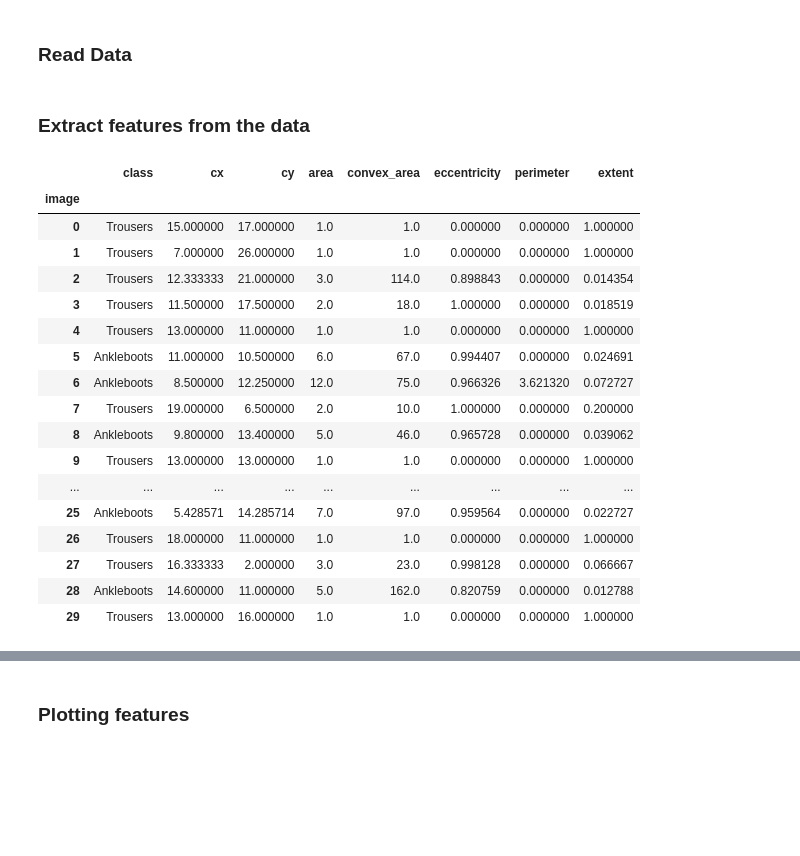
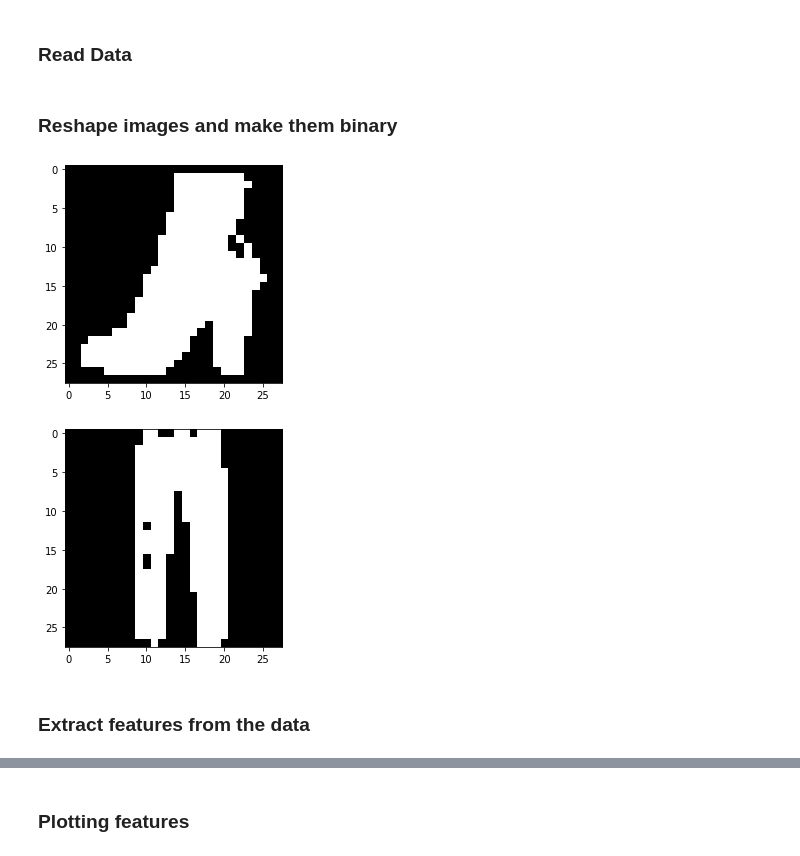
Before and after one commit to danielhp97/MLVC_1, a Jupyter notebook: Assignment1.ipynb, the cells around one changed output, grey strips where cells are left out. Drawn from its saved outputs; the diff is of its cells as text; code cells hidden in the pictures; blank space fills up the shorter version.

```diff
--- a/Assignment1.ipynb
+++ b/Assignment1.ipynb
@@ -17,37 +17,26 @@ x_train, y_train, x_test, y_test = data_manager.read_mnist_data()
 ### In case the images should be saved to jpg files
 # save_images_to_jpgs('./images/train2', x_train, y_train)
 # save_images_to_jpgs('./images/test2', x_test, y_test)
+# %% [markdown]
+### Reshape images and make them binary
+# %%
+### Extracting subset of classes Ankle boot(9) and Trousers(1)
+indices = np.where((y_train == 1) | (y_train == 9))
+mnist_subset_rows = x_train[indices]
+image_subset = mnist_subset_rows.reshape(mnist_subset_rows.shape[0],28,28)
+label_subset = y_train[indices]
+
+### Convert images to binary
+thres = 127
+image_subset[image_subset < thres] = 0
+image_subset[image_subset >= thres] = 1
+
+plt.imshow(image_subset[1],  cmap='gray')
+plt.show()
+plt.imshow(image_subset[3],  cmap='gray')
+plt.show()
+# %% [output]
+[figure, added]
+[figure, added]
 # %% [markdown]
 ### Extract features from the data
-# %%
-### Extracting subset of classes Ankle boot(1) and Trousers(9)
-indices = np.where((y_train == 1) | (y_train == 9))
-mnist_subset_rows = x_train[indices]
-image_subset = mnist_subset_rows.reshape(mnist_subset_rows.shape[0],28,28)
-label_subset = y_train[indices]
-
-# plt.imshow(mnist_subset[0],  cmap='gray')
-# plt.show()
-
-### Subeset containing the first 20 images
-features_subset = data_manager.extract_features(image_subset[20:50], label_subset[20:50])
-features_subset
-# %% [output]
-|  | class | cx | cy | area | convex_area | eccentricity | perimeter | extent |
-| image |  |  |  |  |  |  |  |  |
-| 0 | Trousers | 15.000000 | 17.000000 | 1.0 | 1.0 | 0.000000 | 0.000000 | 1.000000 |
-| 1 | Trousers | 7.000000 | 26.000000 | 1.0 | 1.0 | 0.000000 | 0.000000 | 1.000000 |
-| 2 | Trousers | 12.333333 | 21.000000 | 3.0 | 114.0 | 0.898843 | 0.000000 | 0.014354 |
-| 3 | Trousers | 11.500000 | 17.500000 | 2.0 | 18.0 | 1.000000 | 0.000000 | 0.018519 |
-| 4 | Trousers | 13.000000 | 11.000000 | 1.0 | 1.0 | 0.000000 | 0.000000 | 1.000000 |
-| 5 | Ankleboots | 11.000000 | 10.500000 | 6.0 | 67.0 | 0.994407 | 0.000000 | 0.024691 |
-| 6 | Ankleboots | 8.500000 | 12.250000 | 12.0 | 75.0 | 0.966326 | 3.621320 | 0.072727 |
-| 7 | Trousers | 19.000000 | 6.500000 | 2.0 | 10.0 | 1.000000 | 0.000000 | 0.200000 |
-| 8 | Ankleboots | 9.800000 | 13.400000 | 5.0 | 46.0 | 0.965728 | 0.000000 | 0.039062 |
-| 9 | Trousers | 13.000000 | 13.000000 | 1.0 | 1.0 | 0.000000 | 0.000000 | 1.000000 |
-| ... | ... | ... | ... | ... | ... | ... | ... | ... |
-| 25 | Ankleboots | 5.428571 | 14.285714 | 7.0 | 97.0 | 0.959564 | 0.000000 | 0.022727 |
-| 26 | Trousers | 18.000000 | 11.000000 | 1.0 | 1.0 | 0.000000 | 0.000000 | 1.000000 |
-| 27 | Trousers | 16.333333 | 2.000000 | 3.0 | 23.0 | 0.998128 | 0.000000 | 0.066667 |
-| 28 | Ankleboots | 14.600000 | 11.000000 | 5.0 | 162.0 | 0.820759 | 0.000000 | 0.012788 |
-| 29 | Trousers | 13.000000 | 16.000000 | 1.0 | 1.0 | 0.000000 | 0.000000 | 1.000000 |
```
Also changed, not shown: parts of 4 cells of this notebook.
